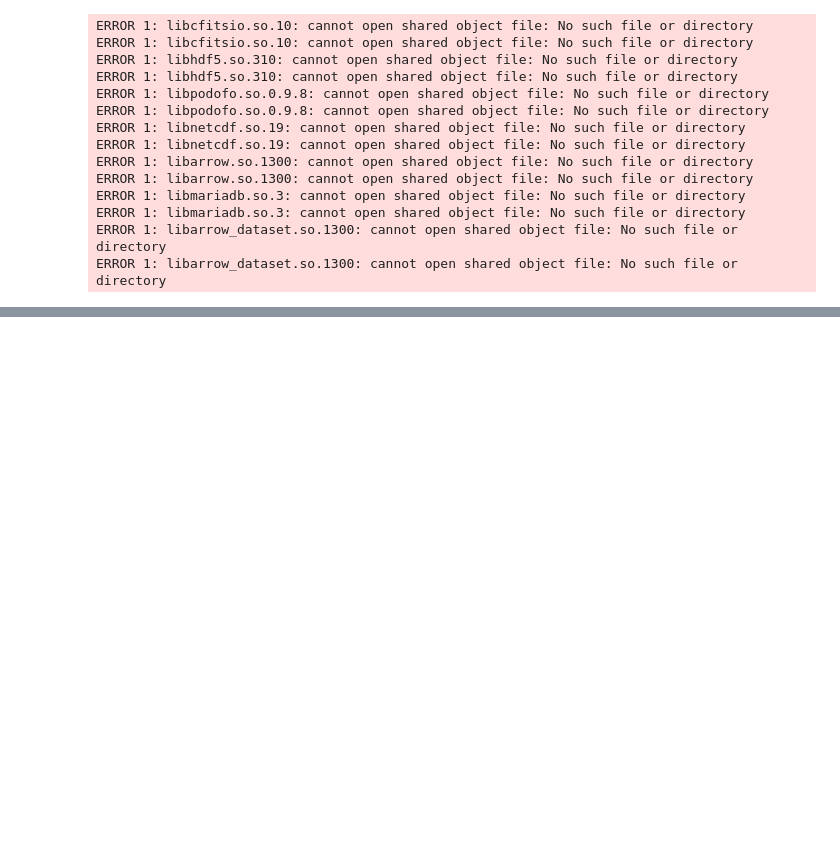
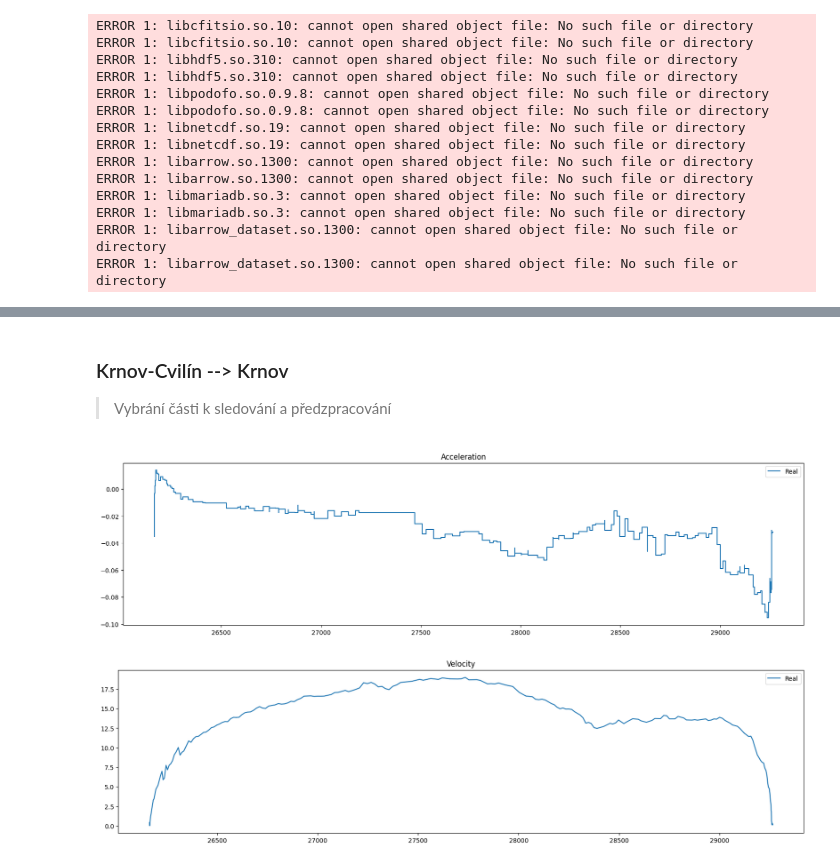
Before and after one commit to Sawy7/trainmap-consumption-api, a Jupyter notebook: train-exploration/train-exploration.ipynb, the cells around one changed output, grey strips where cells are left out. Saved outputs shown, nothing was run; the diff lists cells and outputs as text; code cells hidden in the pictures; blank space fills up the shorter version.

```diff
--- a/train-exploration/train-exploration.ipynb
+++ b/train-exploration/train-exploration.ipynb
@@ -193,0 +208,13 @@ compare_data(
+# %% [markdown]
+### Krnov-Cvilín --> Krnov
+> Vybrání části k sledování a předzpracování
+# %%
+df_slice = df.loc[3680:4280] # Rozsah bodů mezi stanicemi
+
+map_velocity(df_slice, 90.213, "../testing-data/velocity-data/310.json")
+
+render_plot("Acceleration", df_slice["cumulative_distance_m"], [df_slice["accel_proc_y"]], ["Real"])
+render_plot("Velocity", df_slice["cumulative_distance_m"], [df_slice["gps_speed"]], ["Real"])
+# %% [output]
+[figure, added]
+[figure, added]
```
Also changed, not shown: parts of 22 cells of this notebook, 2 other files.
